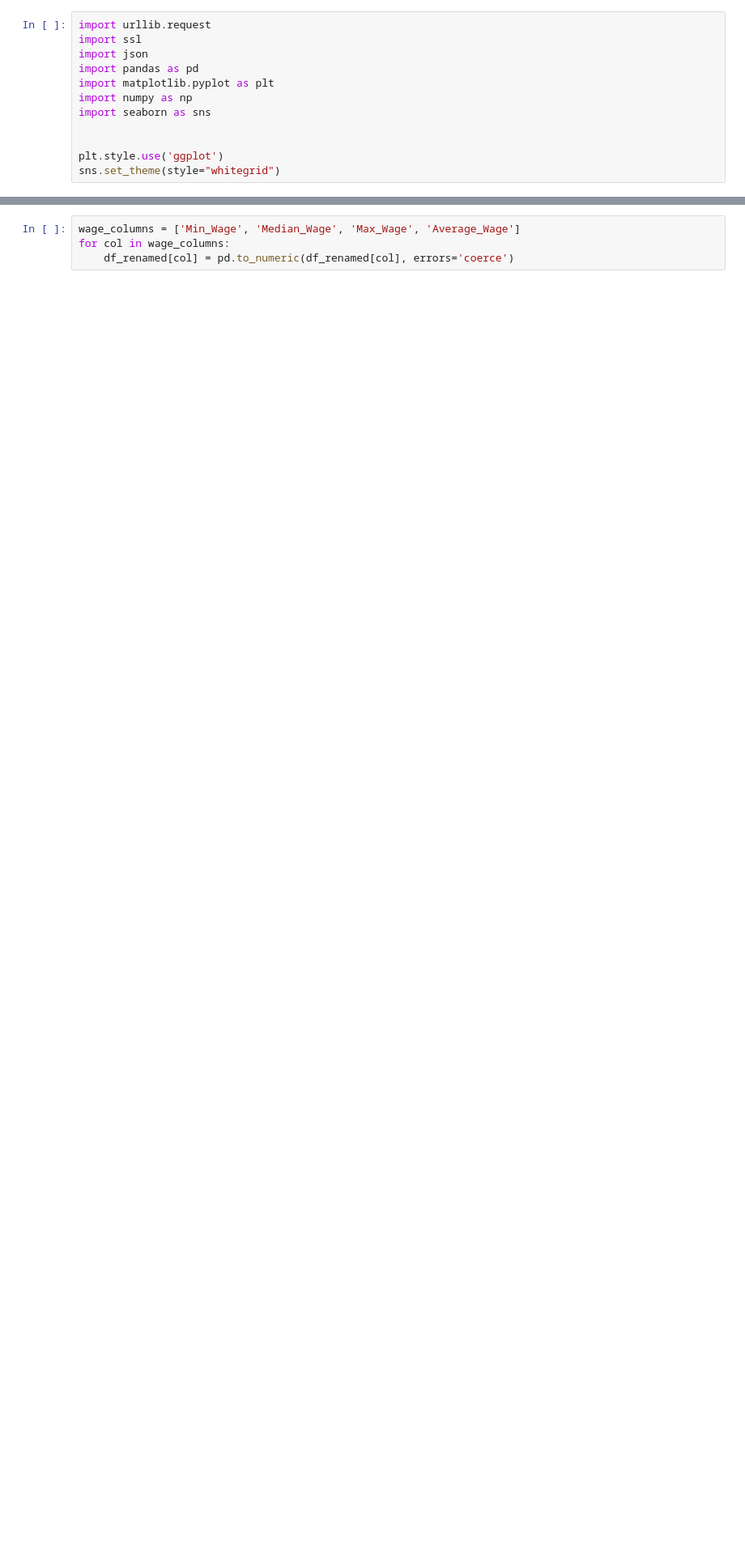
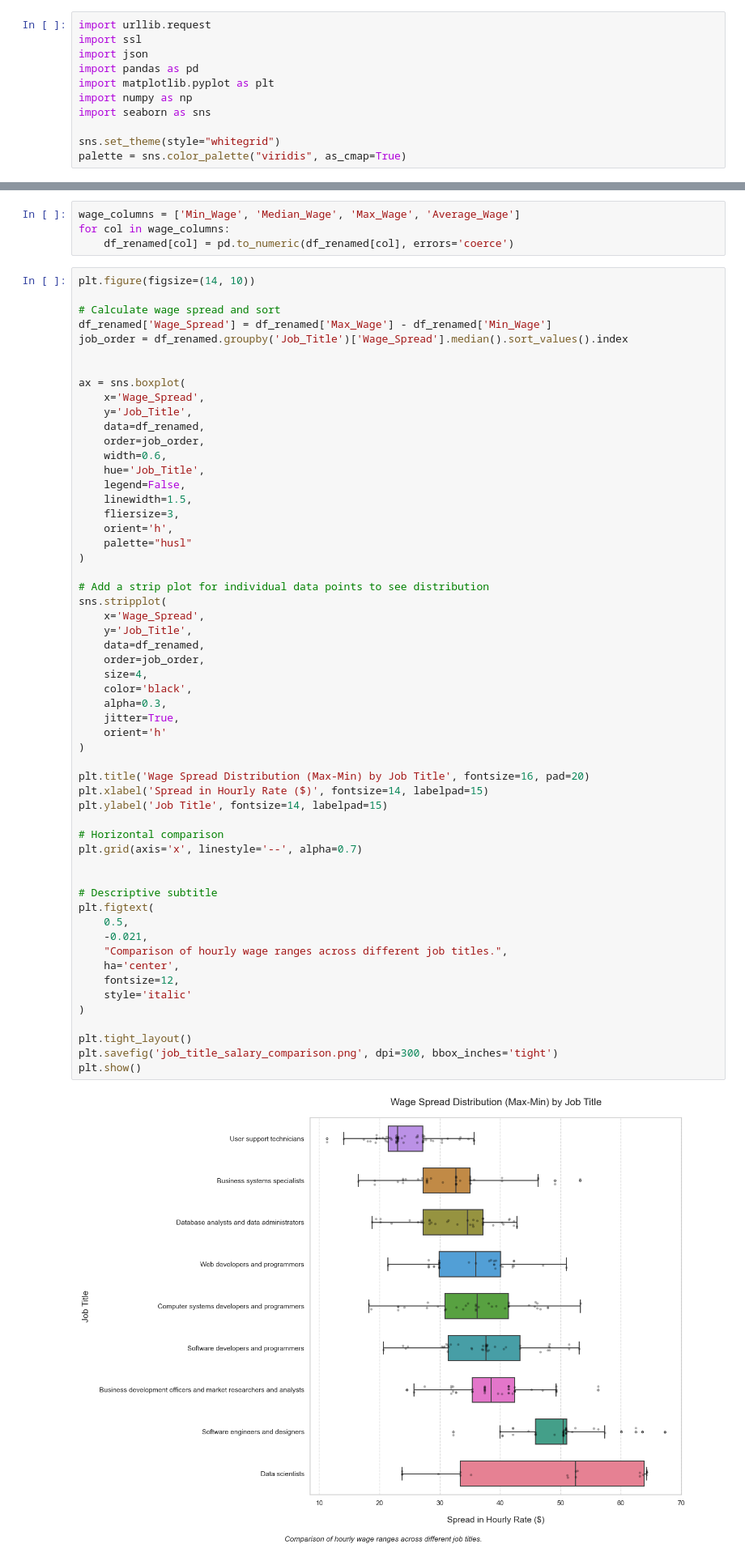
Before and after one commit to Zhao0148/canadian_wage_analysis, a Jupyter notebook: job_analysis.ipynb, the cells around one changed output, grey strips where cells are left out. Shown at 81% size. Cells and saved outputs as stored; diff of their text form; blank space fills up the shorter version.

Commit message:
add box plot

```diff
--- a/job_analysis.ipynb
+++ b/job_analysis.ipynb
@@ -7,9 +7,8 @@ import matplotlib.pyplot as plt
 import numpy as np
 import seaborn as sns
 
-
-plt.style.use('ggplot')
 sns.set_theme(style="whitegrid")
+palette = sns.color_palette("viridis", as_cmap=True)
 # %%
 url = (
     'https://open.canada.ca/data/en/api/3/action/datastore_search?'
@@ -208,3 +207,61 @@ df_renamed
 wage_columns = ['Min_Wage', 'Median_Wage', 'Max_Wage', 'Average_Wage']
 for col in wage_columns:
     df_renamed[col] = pd.to_numeric(df_renamed[col], errors='coerce')
+# %%
+plt.figure(figsize=(14, 10))
+
+# Calculate wage spread and sort
+df_renamed['Wage_Spread'] = df_renamed['Max_Wage'] - df_renamed['Min_Wage']
+job_order = df_renamed.groupby('Job_Title')['Wage_Spread'].median().sort_values().index
+
+
+ax = sns.boxplot(
+    x='Wage_Spread',
+    y='Job_Title',
+    data=df_renamed,
+    order=job_order,
+    width=0.6,
+    hue='Job_Title',
+    legend=False,
+    linewidth=1.5,
+    fliersize=3,
+    orient='h',
+    palette="husl"
+)
+
+# Add a strip plot for individual data points to see distribution
+sns.stripplot(
+    x='Wage_Spread',
+    y='Job_Title',
+    data=df_renamed,
+    order=job_order,
+    size=4,
+    color='black',
+    alpha=0.3,
+    jitter=True,
+    orient='h'
+)
+
+plt.title('Wage Spread Distribution (Max-Min) by Job Title', fontsize=16, pad=20)
+plt.xlabel('Spread in Hourly Rate ($)', fontsize=14, labelpad=15)
+plt.ylabel('Job Title', fontsize=14, labelpad=15)
+
+# Horizontal comparison
+plt.grid(axis='x', linestyle='--', alpha=0.7)
+
+
+# Descriptive subtitle
+plt.figtext(
+    0.5,
+    -0.021,
+    "Comparison of hourly wage ranges across different job titles.",
+    ha='center',
+    fontsize=12,
+    style='italic'
+)
+
+plt.tight_layout()
+plt.savefig('job_title_salary_comparison.png', dpi=300, bbox_inches='tight')
+plt.show()
+# %% [output]
+[figure, added]
```
